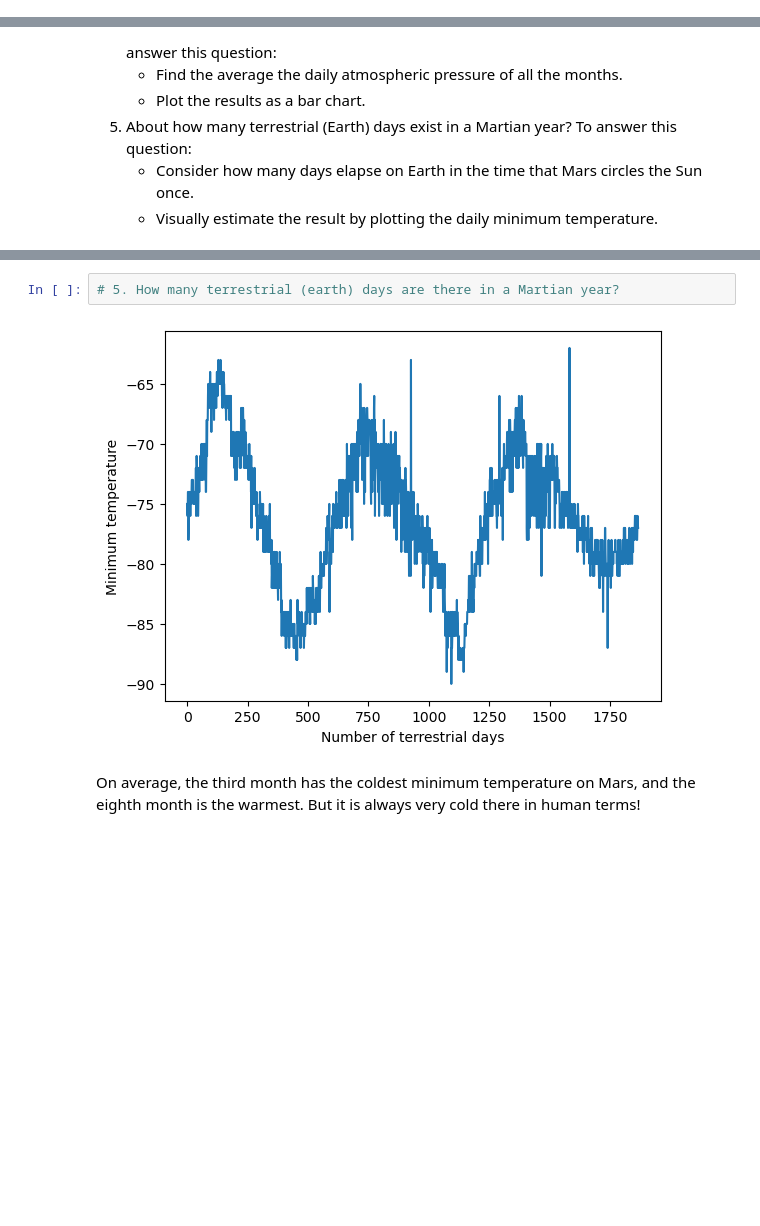
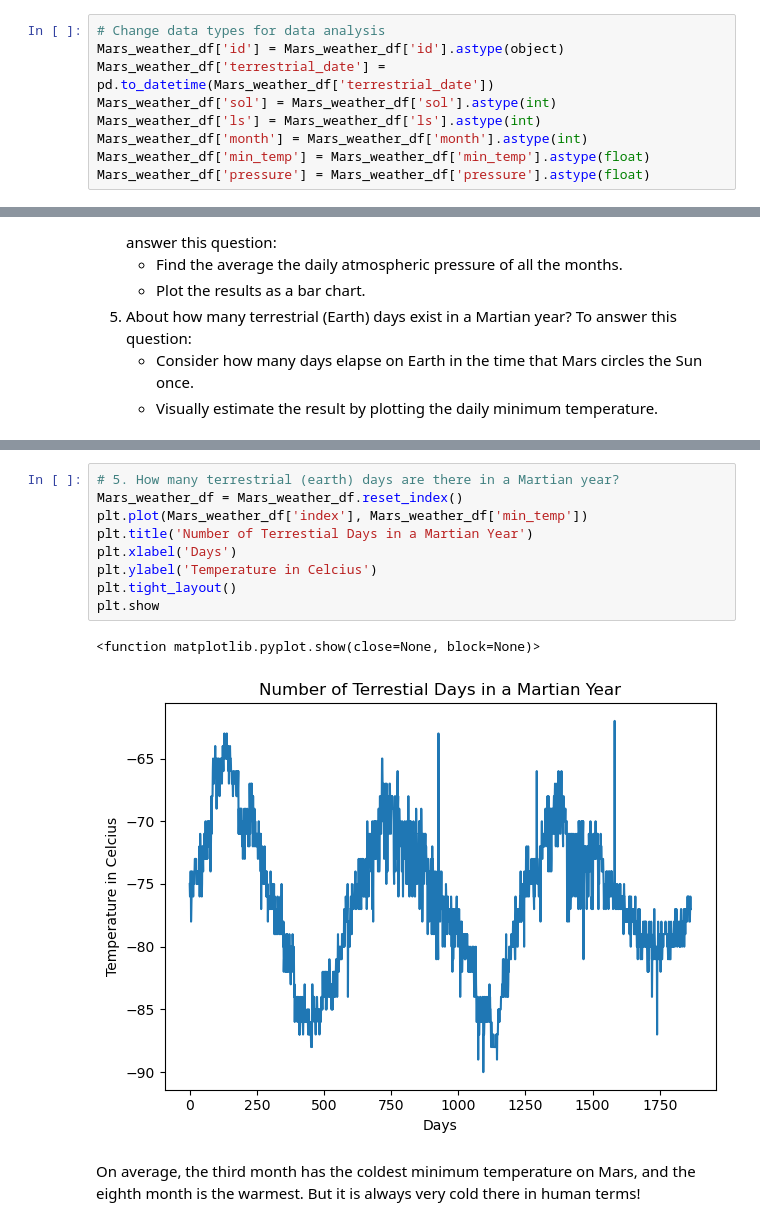
Before and after one commit to Hluu1/Web-Scraping-Challenge, a Jupyter notebook: Starter_Code/part_2_mars_weather.ipynb, the cells around one changed output, grey strips where cells are left out. Drawn from its saved outputs; the diff is of its cells as text; blank space fills up the shorter version.

```diff
--- a/Starter_Code/part_2_mars_weather.ipynb
+++ b/Starter_Code/part_2_mars_weather.ipynb
@@ -119,2 +118,11 @@ dtype: object
+# %%
+# Change data types for data analysis
+Mars_weather_df['id'] = Mars_weather_df['id'].astype(object)
+Mars_weather_df['terrestrial_date'] = pd.to_datetime(Mars_weather_df['terrestrial_date'])
+Mars_weather_df['sol'] = Mars_weather_df['sol'].astype(int)
+Mars_weather_df['ls'] = Mars_weather_df['ls'].astype(int)
+Mars_weather_df['month'] = Mars_weather_df['month'].astype(int)
+Mars_weather_df['min_temp'] = Mars_weather_df['min_temp'].astype(float)
+Mars_weather_df['pressure'] = Mars_weather_df['pressure'].astype(float)
 # %%
 # Confirm type changes were successful by examining data types again
@@ -212,7 +246,15 @@ Name: pressure, dtype: float64
 # %%
 # 5. How many terrestrial (earth) days are there in a Martian year?
+Mars_weather_df = Mars_weather_df.reset_index()
+plt.plot(Mars_weather_df['index'], Mars_weather_df['min_temp'])
+plt.title('Number of Terrestial Days in a Martian Year')
+plt.xlabel('Days')
+plt.ylabel('Temperature in Celcius')
+plt.tight_layout()
+plt.show
 # %% [output]
+<function matplotlib.pyplot.show(close=None, block=None)>
-[figure, old version]
+[figure, new version]
 # %% [markdown]
 On average, the third month has the coldest minimum temperature on Mars, and the eighth month is the warmest. But it is always very cold there in human terms!
 # %% [markdown]
```
Also changed, not shown: parts of 14 cells of this notebook, 1 other file.
